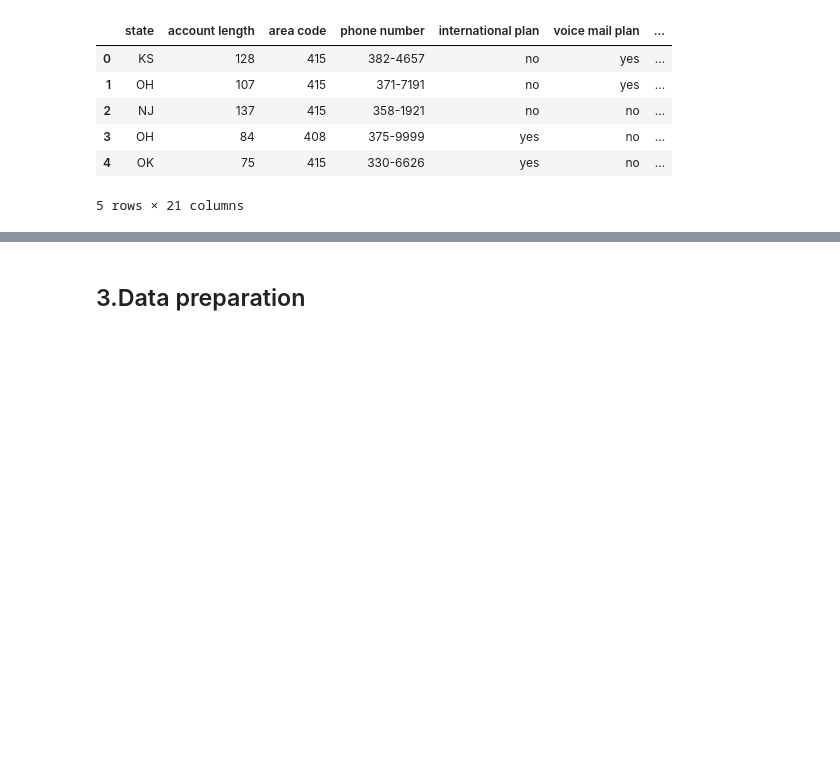
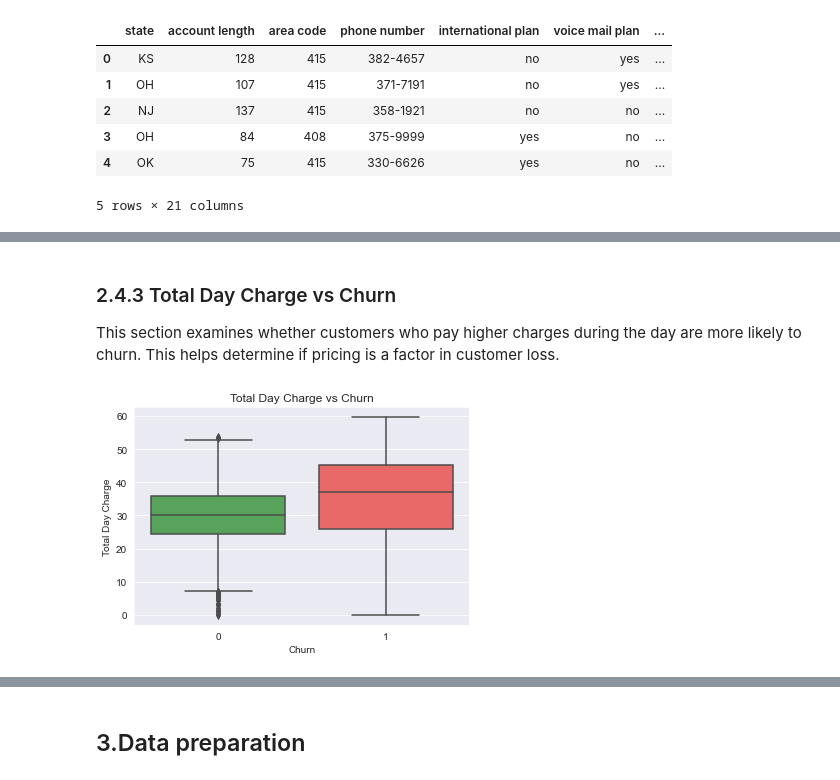
Before and after one commit to tonny001-rgb/CUSTOMER-CHURN-CLASSIFICATION-, a Jupyter notebook: notebooks/churn_analysis.ipynb, the cells around one changed output, grey strips where cells are left out. Drawn from its saved outputs; the diff is of its cells as text; code cells hidden in the pictures; blank space fills up the shorter version.

Commit message:
Improve EDA section and notebook structure

```diff
--- a/notebooks/churn_analysis.ipynb
+++ b/notebooks/churn_analysis.ipynb
@@ -92,0 +175,21 @@ df.describe()
+# %% [markdown]
+### 2.4.3 Total Day Charge vs Churn
+
+This section examines whether customers who pay higher charges during the day are more likely to churn. This helps determine if pricing is a factor in customer loss.
+# %%
+plt.figure(figsize=(6,4))
+
+sns.boxplot(
+    x='churn',
+    y='total day charge',
+    data=df,
+    palette=['#4CAF50', '#FF5252']
+)
+
+plt.title("Total Day Charge vs Churn")
+plt.xlabel("Churn")
+plt.ylabel("Total Day Charge")
+
+plt.show()
+# %% [output]
+[figure, added]
```
Also changed, not shown: parts of 54 cells of this notebook.
